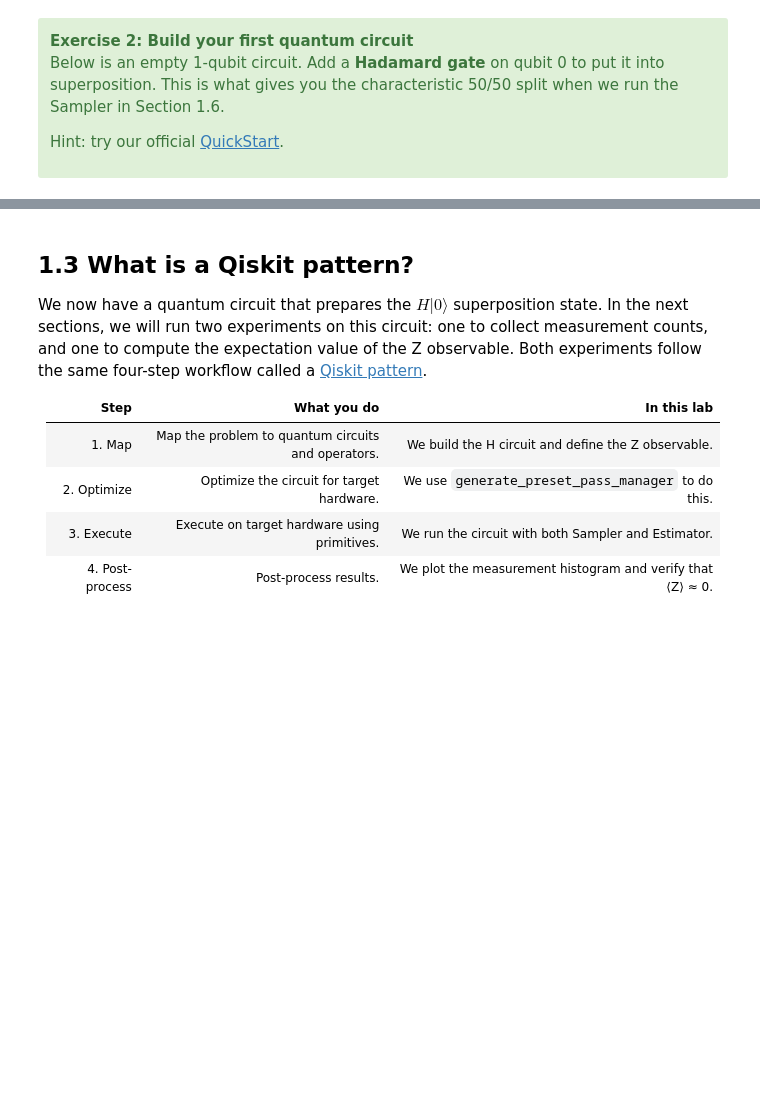
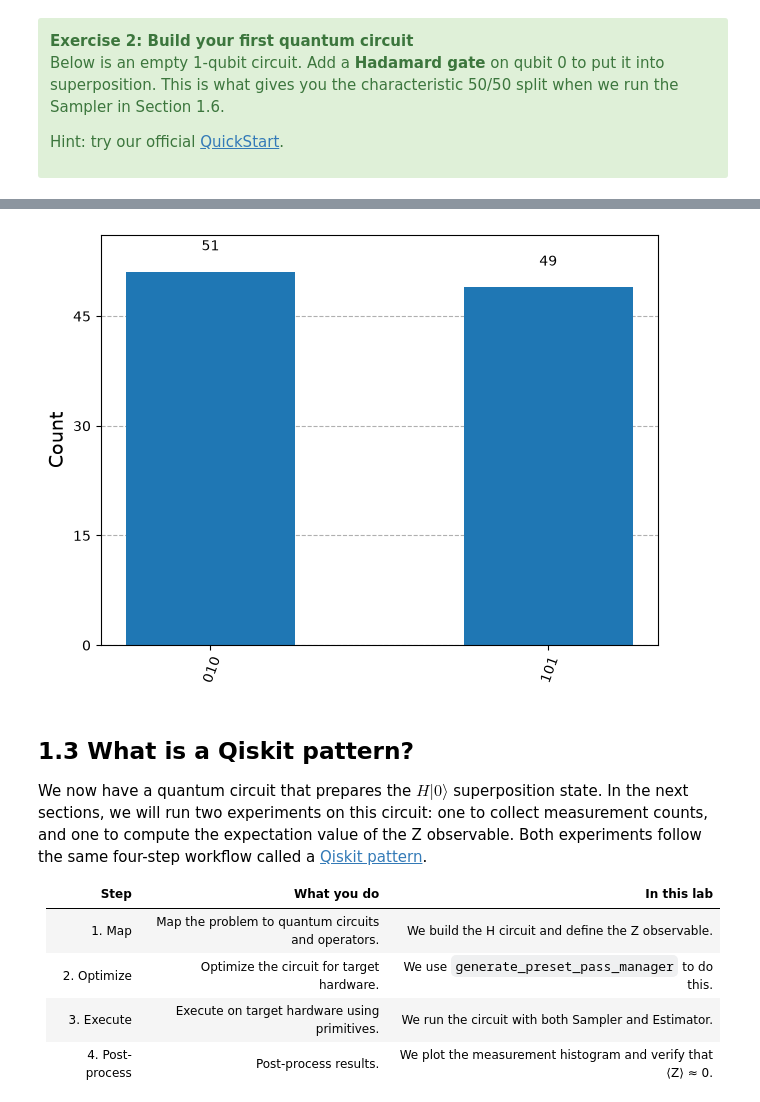
Before and after one commit to MelB18/EasyQuanten, a Jupyter notebook: qgss2026_lab0.ipynb, the cells around one changed output, grey strips where cells are left out. Saved outputs shown, nothing was run; the diff lists cells and outputs as text; code cells hidden in the pictures; blank space fills up the shorter version.

```diff
--- a/qgss2026_lab0.ipynb
+++ b/qgss2026_lab0.ipynb
@@ -174,3 +217,9 @@ qc.draw("mpl")
+# %%
+
+counts = result[0].data.meas.get_counts()
+plot_histogram(counts)
+# %% [output]
+[figure, added]
 # %% [markdown]
 ## 1.3 What is a Qiskit pattern?
 
```
Also changed, not shown: parts of 5 cells of this notebook.
